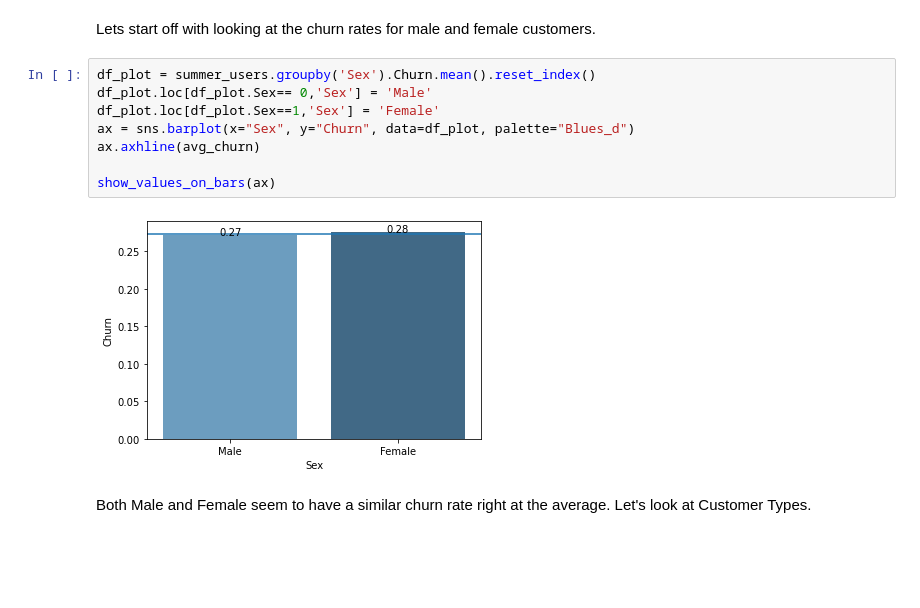
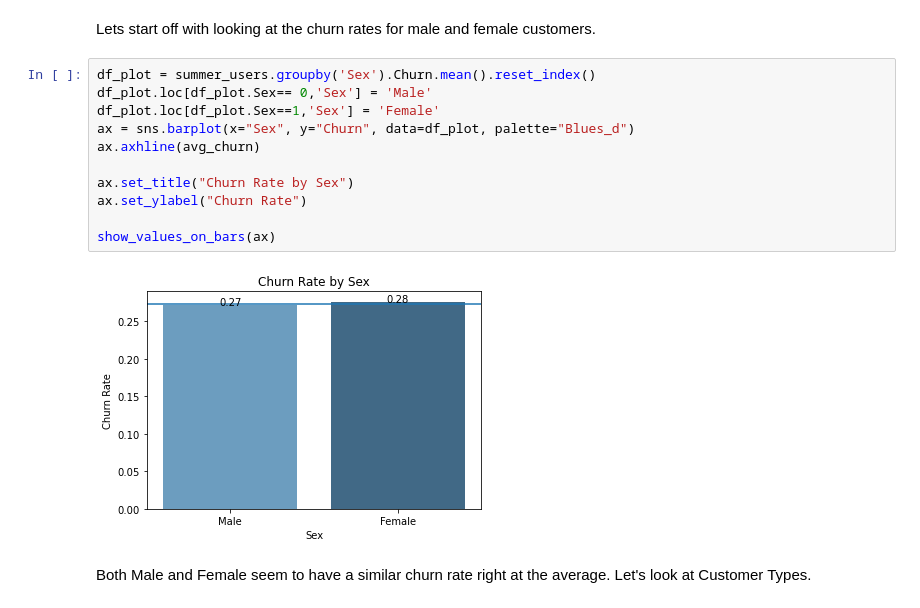
Before and after one commit to mroumelis/Springboard, a Jupyter notebook: PokemonGo Customer Analysis/PredictingChurn.ipynb, the cells around one changed output. Drawn from its saved outputs; the diff is of its cells as text; blank space fills up the shorter version.

```diff
--- a/PokemonGo Customer Analysis/PredictingChurn.ipynb
+++ b/PokemonGo Customer Analysis/PredictingChurn.ipynb
@@ -828,13 +834,16 @@ Lets start off with looking at the churn rates for male and female customers.
 # %%
 df_plot = summer_users.groupby('Sex').Churn.mean().reset_index()
 df_plot.loc[df_plot.Sex== 0,'Sex'] = 'Male'
 df_plot.loc[df_plot.Sex==1,'Sex'] = 'Female'
 ax = sns.barplot(x="Sex", y="Churn", data=df_plot, palette="Blues_d")
 ax.axhline(avg_churn)
 
+ax.set_title("Churn Rate by Sex")
+ax.set_ylabel("Churn Rate")
+
 show_values_on_bars(ax)
 # %% [output]
-[figure, old version]
+[figure, new version]
 # %% [markdown]
 Both Male and Female seem to have a similar churn rate right at the average. Let's look at Customer Types.
 # %% [markdown]
```
Also changed, not shown: parts of 42 cells of this notebook.
